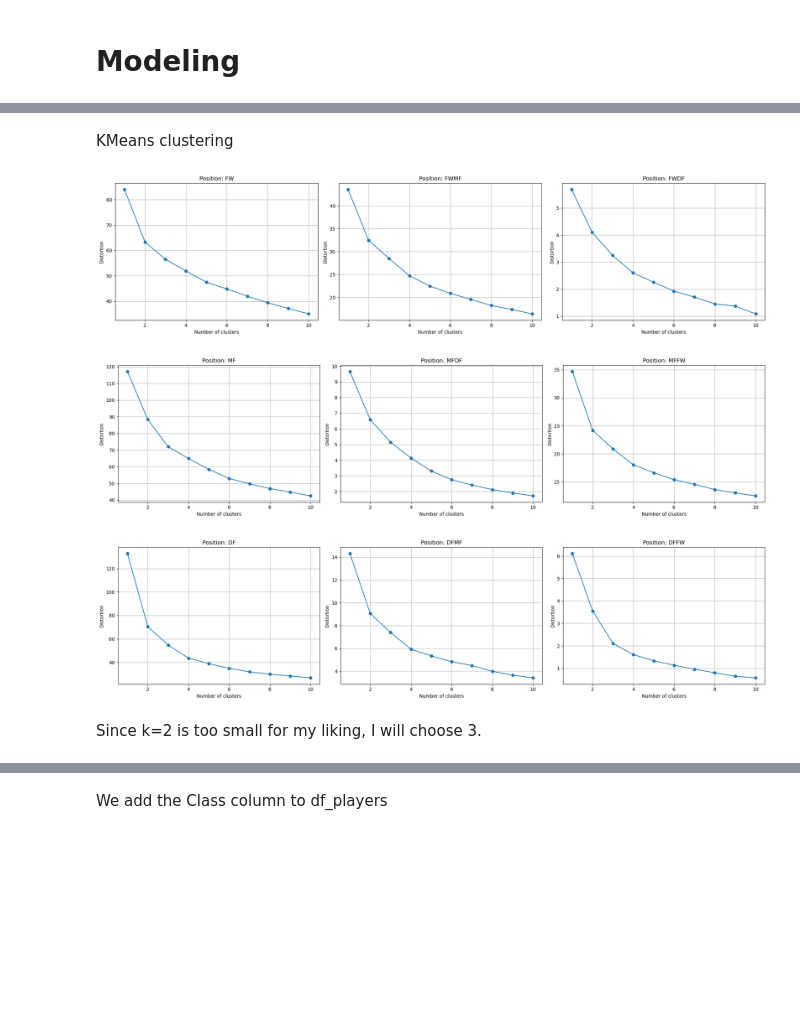
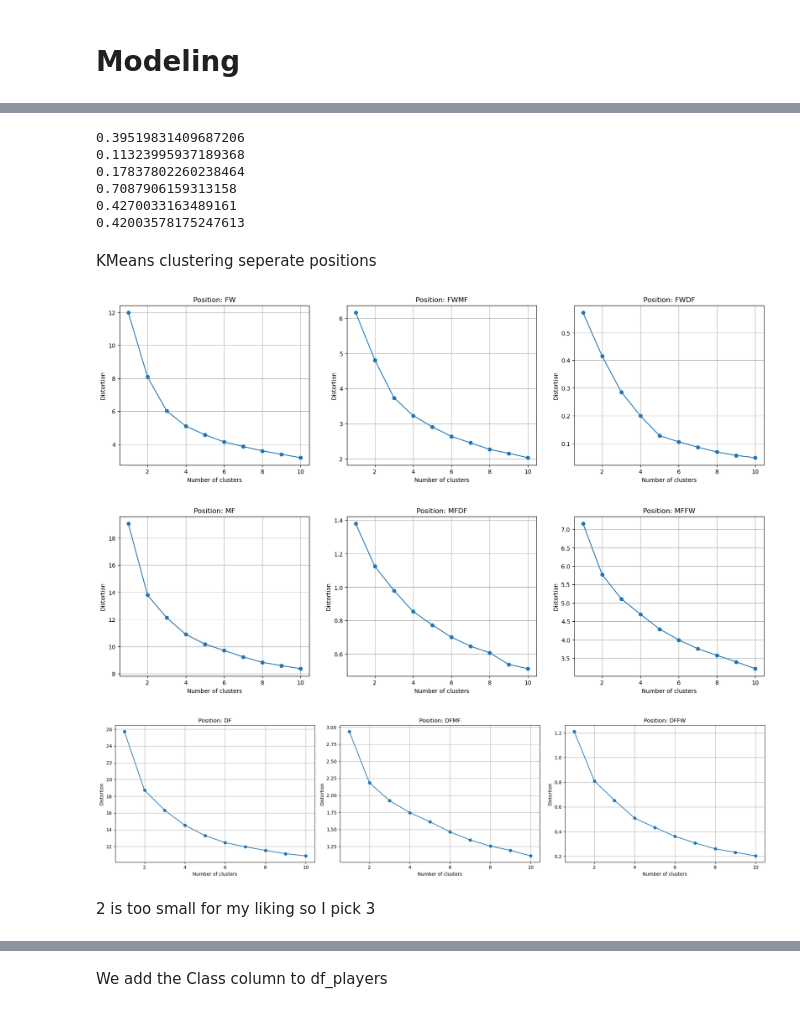
Before and after one commit to quangbui04/Football-Player-Comparison, a Jupyter notebook: football-players-visualization.ipynb, the cells around one changed output, grey strips where cells are left out. Cells and saved outputs as stored; diff of their text form; code cells hidden in the pictures; blank space fills up the shorter version.

```diff
--- a/football-players-visualization.ipynb
+++ b/football-players-visualization.ipynb
@@ -443,0 +514,14 @@ The idea is grouping similar players with each other and rank each of the cluste
+# %%
+print(np.mean(striker_silhouette_avg_list))
+print(np.mean(midfield_silhouette_avg_list))
+print(np.mean(defender_silhouette_avg_list))
+print(np.mean(striker_silhouette_avg_list_pca))
+print(np.mean(midfield_silhouette_avg_list_pca))
+print(np.mean(defender_silhouette_avg_list_pca))
+# %% [output]
+0.39519831409687206
+0.11323995937189368
+0.17837802260238464
+0.7087906159313158
+0.4270033163489161
+0.42003578175247613
@@ -444,30 +532,43 @@ The idea is grouping similar players with each other and rank each of the cluste
 # %% [markdown]
-KMeans clustering
+KMeans clustering seperate positions
 # %%
-position = [forward_position, midfield_position, defender_position]
-for j in range(len(position)):
-    fig, axes = plt.subplots(nrows=1, ncols=3, figsize=(20,5))
-    for i in range(3):
-        distortions = []
-        for n_clusters in range(1, 11):
-            kmeans = KMeans(n_clusters=n_clusters, n_init=20, init='k-means++', random_state=1)
-            kmeans.fit(df_radar[df_radar["Pos"] == position[j][i]][forward_features])
-            distortions.append(kmeans.inertia_)
+def plot_elbow(position_list, position_column, df):
+    '''
+    Plot elbow method
+    '''
+    for j in range(len(position_list)):
+        fig, axes = plt.subplots(nrows=1, ncols=3, figsize=(20,5))
+        for i in range(len(position_list[j])):
+            distortions = []
+            for n_clusters in range(1, 11):
+                kmeans = KMeans(n_clusters=n_clusters, n_init=20, init='k-means++', random_state=1)
+                features_list = []
+                if position_list[j][i] in forward_position:
+                    features_list = forward_features_reduced
+                elif position_list[j][i] in midfield_position:
+                    features_list = midfielder_features_reduced
+                elif position_list[j][i] in defender_position:
+                    features_list = defender_features_reduced
+                kmeans.fit(df[df[position_column] == position_list[j][i]][features_list])
+                distortions.append(kmeans.inertia_)
 
-        axes[i].plot(range(1, 11), distortions, marker='o')
-        axes[i].set_xlabel('Number of clusters')
-        axes[i].set_ylabel('Distortion')
-        axes[i].set_title('Position: ' + position[j][i])
-        axes[i].grid(True)
+            axes[i].plot(range(1, 11), distortions, marker='o')
+            axes[i].set_xlabel('Number of clusters')
+            axes[i].set_ylabel('Distortion')
+            axes[i].set_title('Position: ' + position_list[j][i])
+            axes[i].grid(True)
 
     plt.tight_layout()
     plt.show()
-# %% [output]
-[figure, removed]
-[figure, removed]
-[figure, removed]
+# %%
+position_list = [forward_position, midfield_position, defender_position]
+plot_elbow(position_list, "Pos", df_radar)
+# %% [output]
+[figure, added]
+[figure, added]
+[figure, added]
 # %% [markdown]
-Since k=2 is too small for my liking, I will choose 3.
+2 is too small for my liking so I pick 3
 # %%
 N_CLUSTERS = 3
 def kmeans_position(df, position, cluster, features):
```
Also changed, not shown: parts of 62 cells of this notebook.
